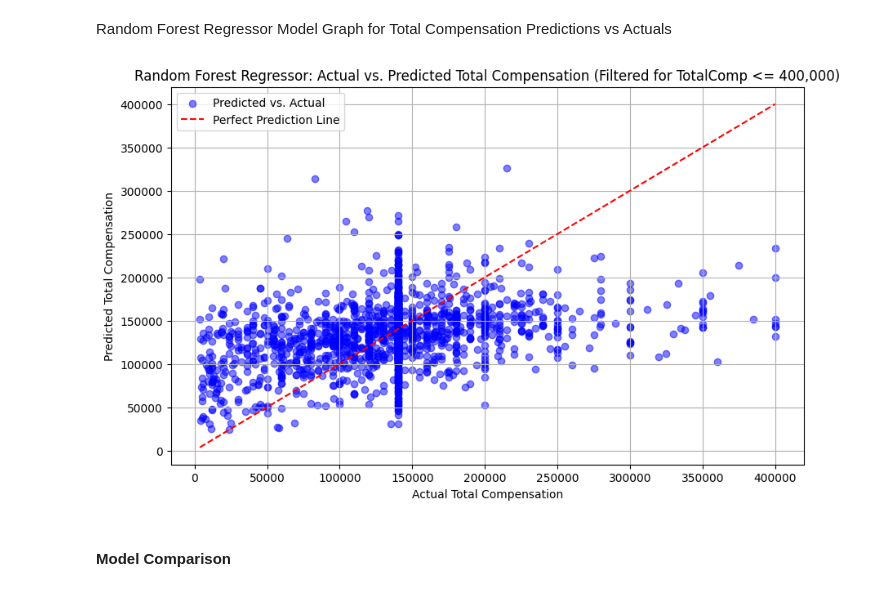
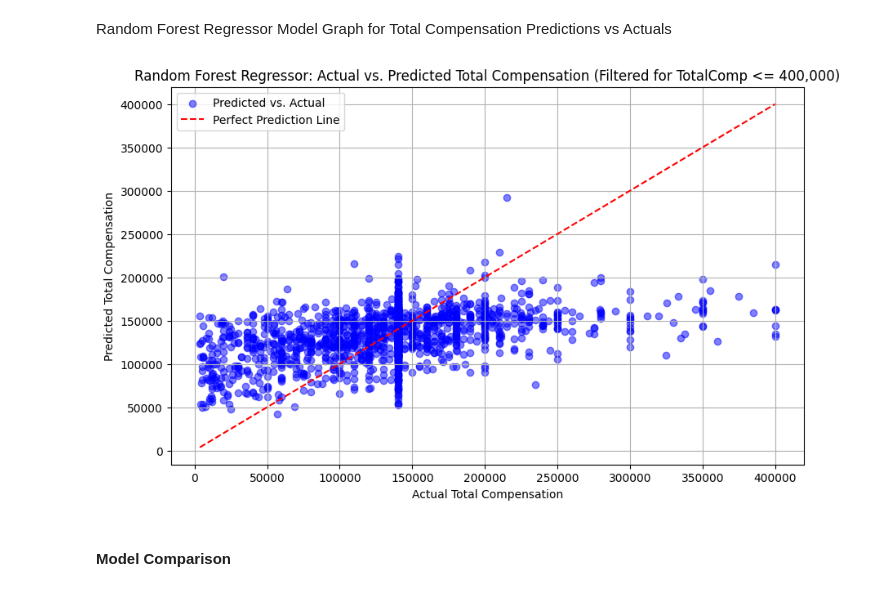
Before and after one commit to tfmontague/developer-salary-capstone, a Jupyter notebook: modeling.ipynb, the cells around one changed output. Cells and saved outputs as stored; diff of their text form; code cells hidden in the pictures.

```diff
--- a/modeling.ipynb
+++ b/modeling.ipynb
@@ -545,15 +621,22 @@ y = data['TotalComp']
 # Split the data into training and testing sets
 X_train, X_test, y_train, y_test = train_test_split(X, y, test_size=0.2, random_state=42)
 
-# Initialize and train the Random Forest Regressor model
-model = RandomForestRegressor(random_state=42)
-model.fit(X_train, y_train)
+# Initialize and train Random Forest Regressor
+forest_model = RandomForestRegressor(random_state=42, n_estimators=100)
+forest_model.fit(X_train, y_train)
 
-# Predict on test data
-y_pred = model.predict(X_test)
+# Predict and evaluate
+y_pred_train_forest = forest_model.predict(X_train)
+y_pred_test_forest = forest_model.predict(X_test)
 
-# Evaluate the model
-print("MAE:", mean_absolute_error(y_test, y_pred))
-print("MSE:", mean_squared_error(y_test, y_pred))
-print("R2 Score:", r2_score(y_test, y_pred))
+# Display evaluation metrics for Random Forest
+print("Random Forest - Training Set:")
+print("MAE:", mean_absolute_error(y_train, y_pred_train_forest))
+print("MSE:", mean_squared_error(y_train, y_pred_train_forest))
+print("R^2:", r2_score(y_train, y_pred_train_forest))
+
+print("\nRandom Forest - Test Set:")
+print("MAE:", mean_absolute_error(y_test, y_pred_test_forest))
+print("MSE:", mean_squared_error(y_test, y_pred_test_forest))
+print("R^2:", r2_score(y_test, y_pred_test_forest))
 # %% [output]
@@ -562,0 +654,11 @@ R2 Score: 0.06292151792285938
+# %%
+forest_params = {'n_estimators': [50, 100, 200], 'max_depth': [None, 10, 20], 'min_samples_split': [2, 5, 10]}
+grid_search_forest = GridSearchCV(RandomForestRegressor(random_state=42), forest_params, cv=5, scoring='neg_mean_squared_error')
+
+# Fit GridSearchCV on training data
+grid_search_forest.fit(X_train, y_train)
+print("Best parameters for Random Forest:", grid_search_forest.best_params_)
+
+# Train the model with best parameters
+best_forest_model = grid_search_forest.best_estimator_
+best_forest_model.fit(X_train, y_train)
@@ -565,32 +696,36 @@ Random Forest Regressor Model Graph for Total Compensation Predictions vs Actual
 # %%
 import matplotlib.pyplot as plt
 
 # Filter to only include TotalComp values <= 400,000
 y_test_filtered = y_test[y_test <= 400000]
 y_pred_filtered = y_pred[y_test <= 400000]  # Apply the same mask to y_pred
+
+# Use predictions from the best_forest_model with filtered TotalComp values
+y_test_filtered = y_test[y_test <= 400000]
+y_pred_filtered = best_forest_model.predict(X_test[y_test <= 400000])  # Apply the best model to the filtered test set
 
 # Visualize Actual vs Predicted TotalComp (Filtered for <= 400,000)
 plt.figure(figsize=(10, 6))
 
 # Scatter plot of actual vs predicted values
 plt.scatter(y_test_filtered, y_pred_filtered, alpha=0.5, color='blue', label='Predicted vs. Actual')
 
 # Plot a perfect prediction line
 plt.plot([y_test_filtered.min(), y_test_filtered.max()], [y_test_filtered.min(), y_test_filtered.max()],
          color='red', linestyle='--', label='Perfect Prediction Line')
 
 # Labeling the plot
 plt.xlabel("Actual Total Compensation")
 plt.ylabel("Predicted Total Compensation")
 plt.title("Random Forest Regressor: Actual vs. Predicted Total Compensation (Filtered for TotalComp <= 400,000)")
 plt.legend()
 plt.grid(True)
 
 # Set y-axis to display values in plain format (no scientific notation)
 plt.ticklabel_format(style='plain', axis='both')
 plt.show()
 # %% [output]
-[figure, old version]
+[figure, new version]
 # %% [markdown]
 #### **Model Comparison**
 # %%
```
Also changed, not shown: parts of 26 cells of this notebook, 4 other files.
